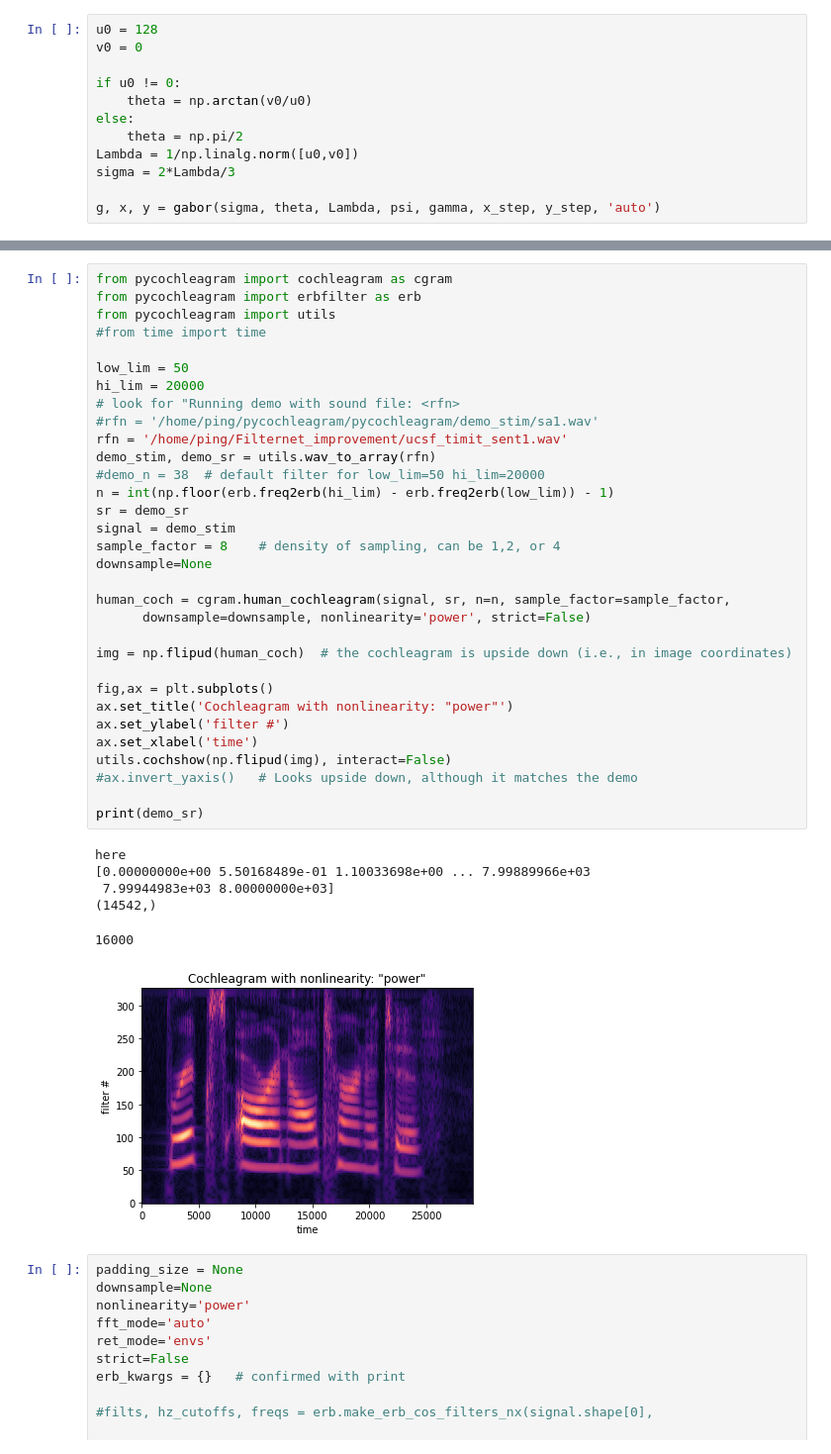
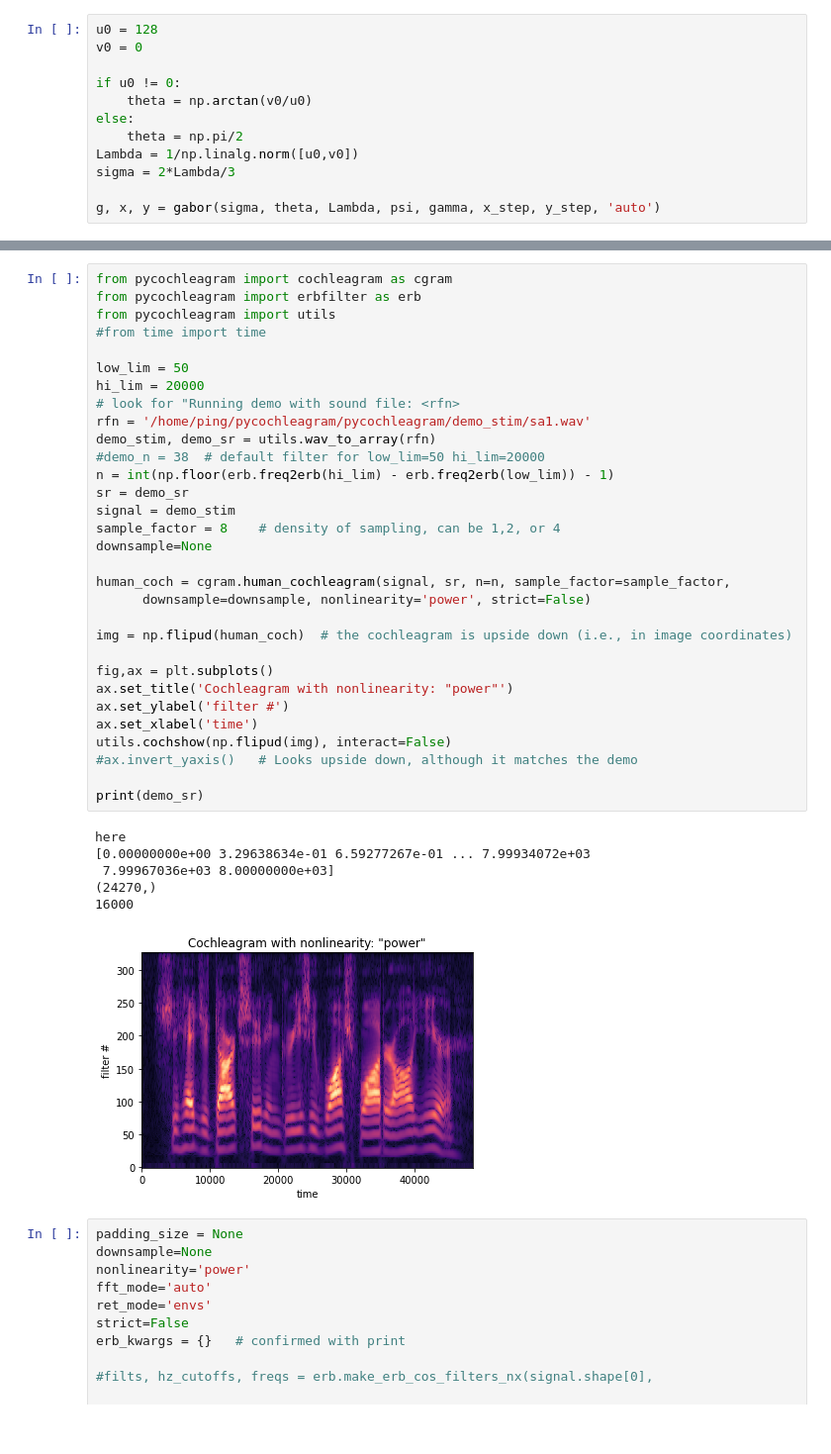
Before and after one commit to xpliu16/Jupyter_notebooks, a Jupyter notebook: auditory_filternet/Auditory_filter_processing.ipynb, the cells around one changed output, grey strips where cells are left out. Shown at 99% size. Cells and saved outputs as stored; diff of their text form.

```diff
--- a/auditory_filternet/Auditory_filter_processing.ipynb
+++ b/auditory_filternet/Auditory_filter_processing.ipynb
@@ -226,40 +202,39 @@ from pycochleagram import cochleagram as cgram
 from pycochleagram import erbfilter as erb
 from pycochleagram import utils
 #from time import time
 
 low_lim = 50
 hi_lim = 20000
 # look for "Running demo with sound file: <rfn>
-#rfn = '/home/ping/pycochleagram/pycochleagram/demo_stim/sa1.wav'
-rfn = '/home/ping/Filternet_improvement/ucsf_timit_sent1.wav'
+rfn = '/home/ping/pycochleagram/pycochleagram/demo_stim/sa1.wav'
 demo_stim, demo_sr = utils.wav_to_array(rfn)
 #demo_n = 38  # default filter for low_lim=50 hi_lim=20000
 n = int(np.floor(erb.freq2erb(hi_lim) - erb.freq2erb(low_lim)) - 1)
 sr = demo_sr
 signal = demo_stim
 sample_factor = 8    # density of sampling, can be 1,2, or 4
 downsample=None
 
 human_coch = cgram.human_cochleagram(signal, sr, n=n, sample_factor=sample_factor,
       downsample=downsample, nonlinearity='power', strict=False)
 
 img = np.flipud(human_coch)  # the cochleagram is upside down (i.e., in image coordinates)
 
 fig,ax = plt.subplots()
 ax.set_title('Cochleagram with nonlinearity: "power"')
 ax.set_ylabel('filter #')
 ax.set_xlabel('time')
 utils.cochshow(np.flipud(img), interact=False)
 #ax.invert_yaxis()   # Looks upside down, although it matches the demo
 
 print(demo_sr)
 # %% [output]
 here
-[0.00000000e+00 5.50168489e-01 1.10033698e+00 ... 7.99889966e+03
- 7.99944983e+03 8.00000000e+03]
-(14542,)
+[0.00000000e+00 3.29638634e-01 6.59277267e-01 ... 7.99934072e+03
+ 7.99967036e+03 8.00000000e+03]
+(24270,)
+16000
-16000
-[figure, old version]
+[figure, new version]
 # %%
 padding_size = None
 downsample=None
```
Also changed, not shown: parts of 28 cells of this notebook.
